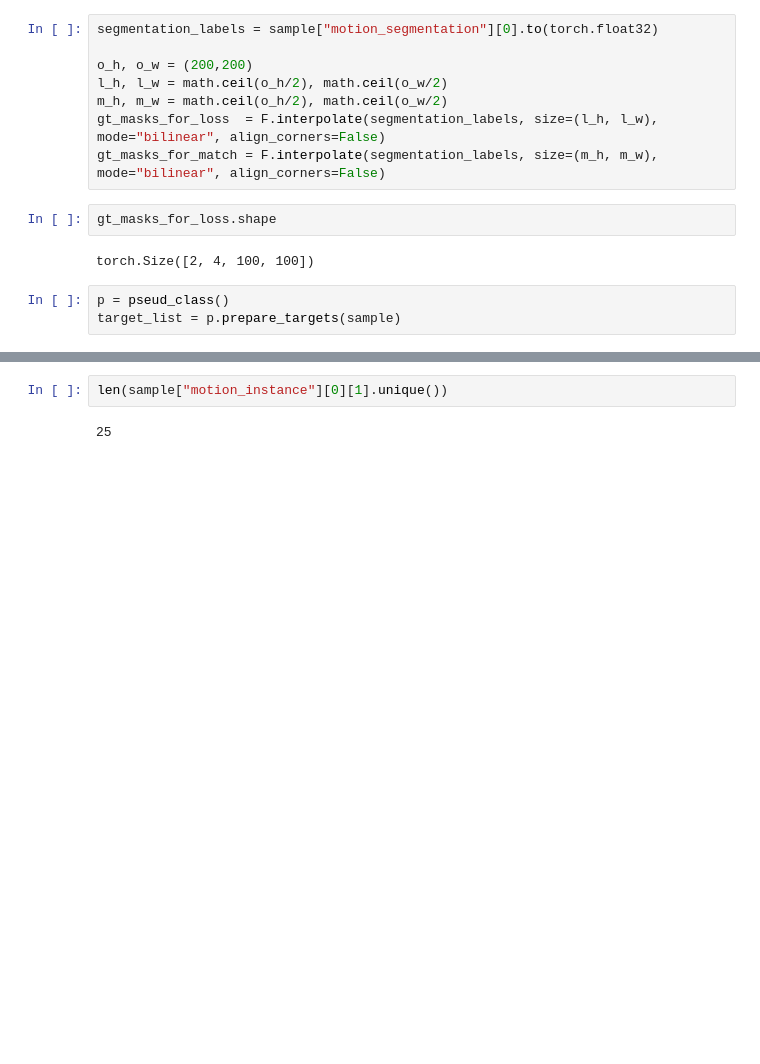
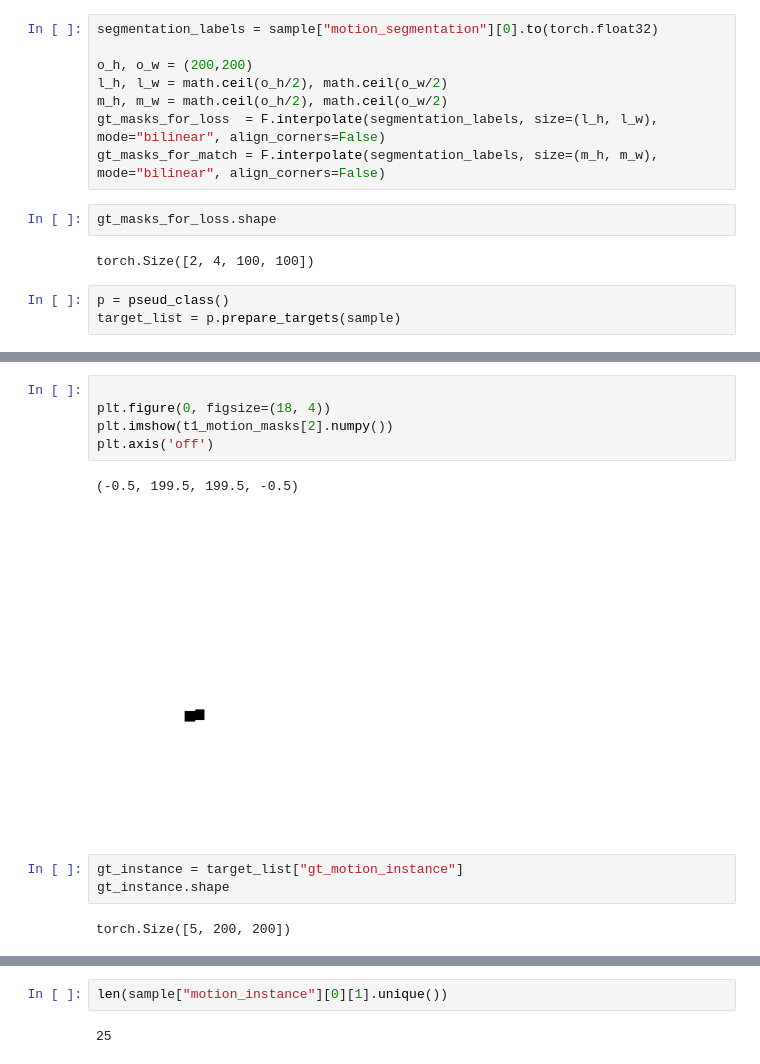
Before and after one commit to Faiir/EMT_BEV, a Jupyter notebook: vis_test.ipynb, the cells around one changed output, grey strips where cells are left out. Saved outputs shown, nothing was run; the diff lists cells and outputs as text; blank space fills up the shorter version.

```diff
--- a/vis_test.ipynb
+++ b/vis_test.ipynb
@@ -350,0 +354,13 @@ len(target_list)
+# %%
+
+plt.figure(0, figsize=(18, 4))
+plt.imshow(t1_motion_masks[2].numpy())
+plt.axis('off')
+# %% [output]
+(-0.5, 199.5, 199.5, -0.5)
+[figure, added]
+# %%
+gt_instance = target_list["gt_motion_instance"]
+gt_instance.shape
+# %% [output]
+torch.Size([5, 200, 200])
```
Also changed, not shown: parts of 30 cells of this notebook, 9 other files.
